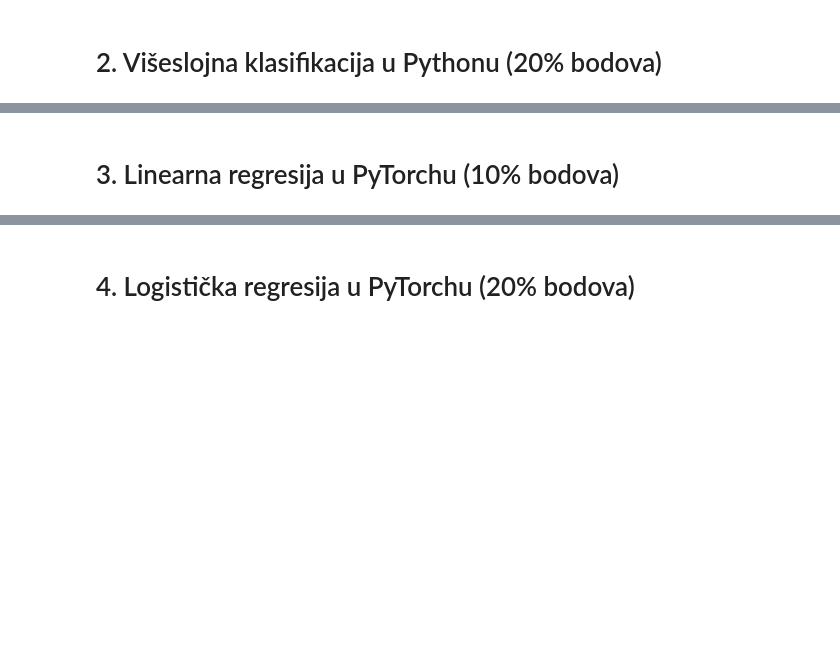
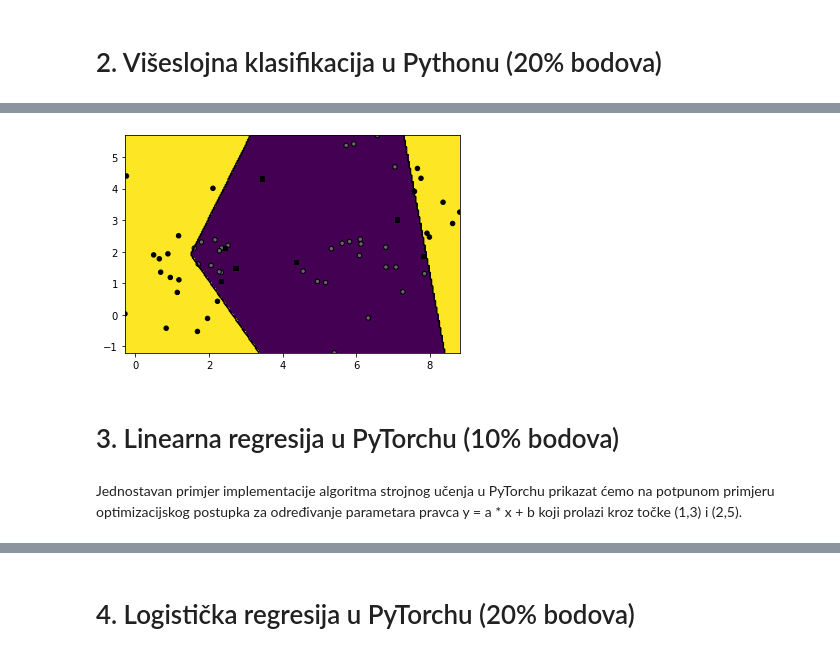
Before and after one commit to angello2/DU, a Jupyter notebook: lab1/lab1.ipynb, the cells around one changed output, grey strips where cells are left out. Cells and saved outputs as stored; diff of their text form; code cells hidden in the pictures; blank space fills up the shorter version.

```diff
--- a/lab1/lab1.ipynb
+++ b/lab1/lab1.ipynb
@@ -28,6 +37,21 @@ plt.show()
 import fcann2
 # %%
 np.random.seed(100)
-X,Y_ = data.sample_gmm_2d(6,2,10)
-W2, b2, W1, b1 = fcann2.fcann2_train(X,Y_)
+X, Y_ = data.sample_gmm_2d(6, 2, 10)
+model = fcann2.FCANN2(2, 5, 2)
+
+model.train(X,Y_, 10000, 0.1)
+
+probs = model.forward(X)
+Y = np.argmax(probs, axis=1)
+
+# ispiši performansu (preciznost i odziv po razredima)
+accuracy, recall, precision = data.eval_perf_binary(Y, Y_)
+print("Accuracy: ", accuracy, "Precision: ", precision, "Recall: ", recall)
+
+# iscrtaj rezultate, decizijsku plohu
+rect= (np.min(X, axis=0), np.max(X, axis=0))
+data.graph_surface(lambda X: model.classify(X), rect)
+data.graph_data(X, Y_, np.argmax(probs, axis=1))
+plt.show()
 # %% [output]
@@ -51,5 +75,8 @@ W2, b2, W1, b1 = fcann2.fcann2_train(X,Y_)
+[figure, added]
 # %% [markdown]
 # 3. Linearna regresija u PyTorchu (10% bodova)
+# %% [markdown]
+Jednostavan primjer implementacije algoritma strojnog učenja u PyTorchu prikazat ćemo na potpunom primjeru optimizacijskog postupka za određivanje parametara pravca y = a * x + b koji prolazi kroz točke (1,3) i (2,5).
 # %%
 import torch
 import torch.nn as nn
```
Also changed, not shown: parts of 54 cells of this notebook, 7 other files.
